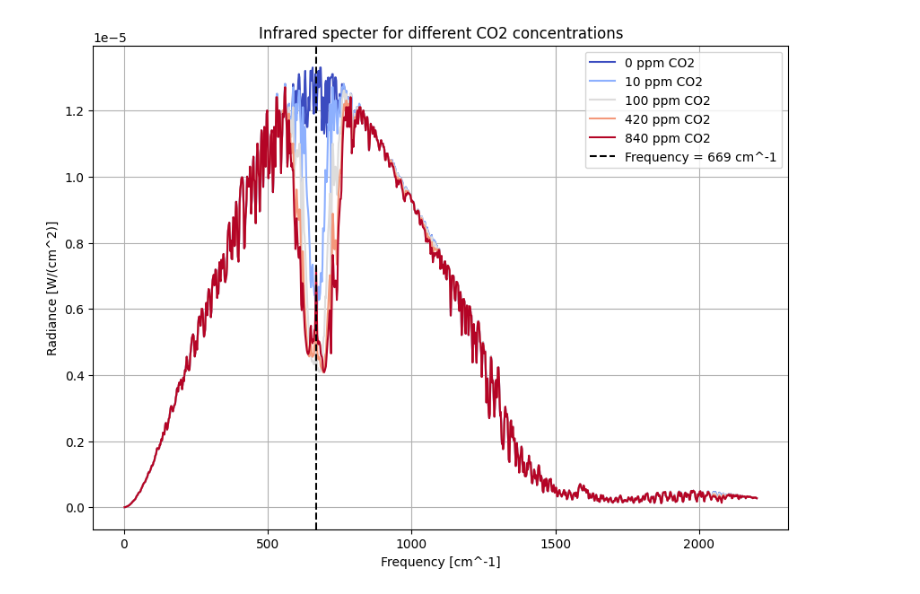
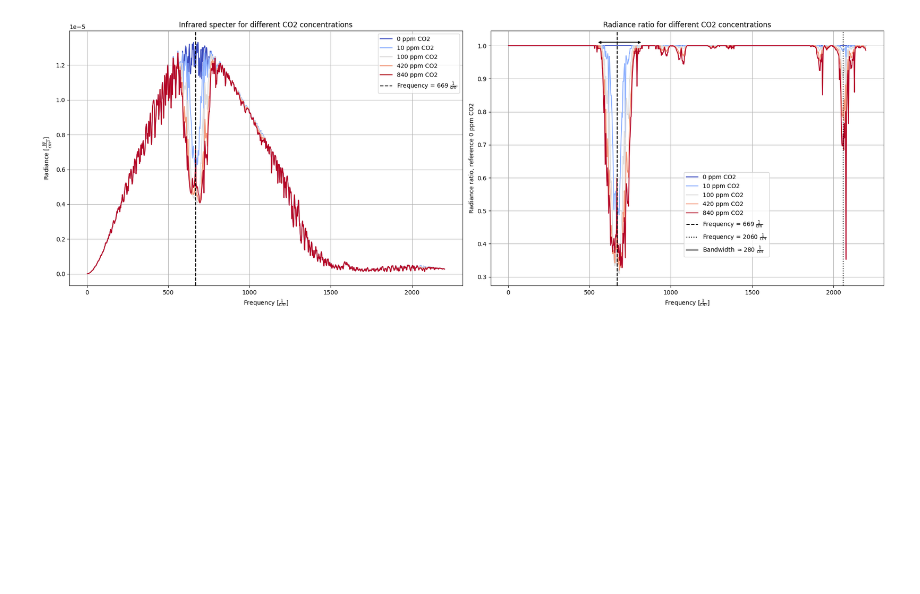
Before and after one commit to SkaugJr/FY3201-AtmFys, a Jupyter notebook: Miniprosjekt2/Miniprosjekt2-2.ipynb, the cells around one changed output. Saved outputs shown, nothing was run; the diff lists cells and outputs as text; code cells hidden in the pictures; blank space fills up the shorter version.

```diff
--- a/Miniprosjekt2/Miniprosjekt2-2.ipynb
+++ b/Miniprosjekt2/Miniprosjekt2-2.ipynb
@@ -40,33 +40,57 @@ def read_file(path: str) -> np.ndarray:
 
     return np.array(rows)
 # %%
-paths: list[list[str]] = [
+CO2paths: list[list[str]] = [
     ['modtran/modtran0.txt', '0 ppm CO2'],
     ['modtran/modtran10.txt', '10 ppm CO2'],
     ['modtran/modtran100.txt', '100 ppm CO2'],
     ['modtran/modtran420.txt', '420 ppm CO2'],
     ['modtran/modtran840.txt', '840 ppm CO2'],
 ]
 
 
 cmap = plt.get_cmap('coolwarm')
-norm = mcolors.Normalize(vmin=0, vmax=len(paths) - 1)
+norm = mcolors.Normalize(vmin=0, vmax=len(CO2paths) - 1)
 
-plt.figure(1, figsize=(10, 7))
+CO2_0ppm: np.ndarray = read_file('modtran/modtran0.txt')
+f1 = 545
+f2 = 825
 
-for i, path in enumerate(paths):
+fig, (ax1, ax2) = plt.subplots(1, 2, figsize=(20, 7))
+
+# First subplot
+for i, path in enumerate(CO2paths):
     data = read_file(path[0])
     color = cmap(norm(i))
-    plt.plot(data[:, 0], data[:, 8] , label=path[1], color=color)
+    ax1.plot(data[:, 0], data[:, 8], label=path[1], color=color)
 
-plt.axvline(x=669, color='k', linestyle='--', label='Frequency = 669 cm^-1')
+ax1.axvline(x=669, color='k', linestyle='--', label=r'Frequency = 669 $\frac{1}{cm}$')
+#ax1.set_facecolor('#d3d3d3')
+ax1.grid()
+ax1.set_title('Infrared specter for different CO2 concentrations')
+ax1.set_xlabel(r'Frequency [$\frac{1}{cm}$]')
+ax1.set_ylabel(r'Radiance [$\frac{W}{cm^2}$]')
+ax1.legend(loc='upper right')
 
-#plt.gca().set_facecolor('#d3d3d3')
-plt.grid()
-plt.title('Infrared specter for different CO2 concentrations')
-plt.xlabel('Frequency [cm^-1]')
-plt.ylabel('Radiance [W/(cm^2)]')
-plt.legend(loc=1)
+# Second subplot
+for i, path in enumerate(CO2paths):
+    data = read_file(path[0])
+    color = cmap(norm(i))
+    ax2.plot(data[:, 0], data[:, 8] / CO2_0ppm[:, 8], label=path[1], color=color)
+
+ax2.axvline(x=669, color='k', linestyle='--', label=r'Frequency = 669 $\frac{1}{cm}$')
+ax2.axvline(x=2060, color='k', linestyle=':', label=r'Frequency = 2060 $\frac{1}{cm}$')
+ax2.plot([f1 + 15, f2 - 15], [1.01, 1.01], color='k', linestyle='-', label=rf'Bandwidth $\approx {f2 - f1}$ '+r'$\frac{1}{cm}$')
+ax2.annotate('', xy=(f1, 1.01), xytext=(f2, 1.01),
+             arrowprops=dict(arrowstyle='<|-|>', color='k'))
+#ax2.set_facecolor('#d3d3d3')
+ax2.grid()
+ax2.set_xlabel(r'Frequency [$\frac{1}{cm}$]')
+ax2.set_ylabel('Radiance ratio, reference 0 ppm CO2')
+ax2.set_title('Radiance ratio for different CO2 concentrations')
+ax2.legend(loc='lower center', bbox_to_anchor=(0.6, +0.1))
+
+plt.tight_layout()
 plt.show()
 # %% [output]
-[figure, old version]
+[figure, new version]
```
Also changed, not shown: parts of 1 cell of this notebook.
